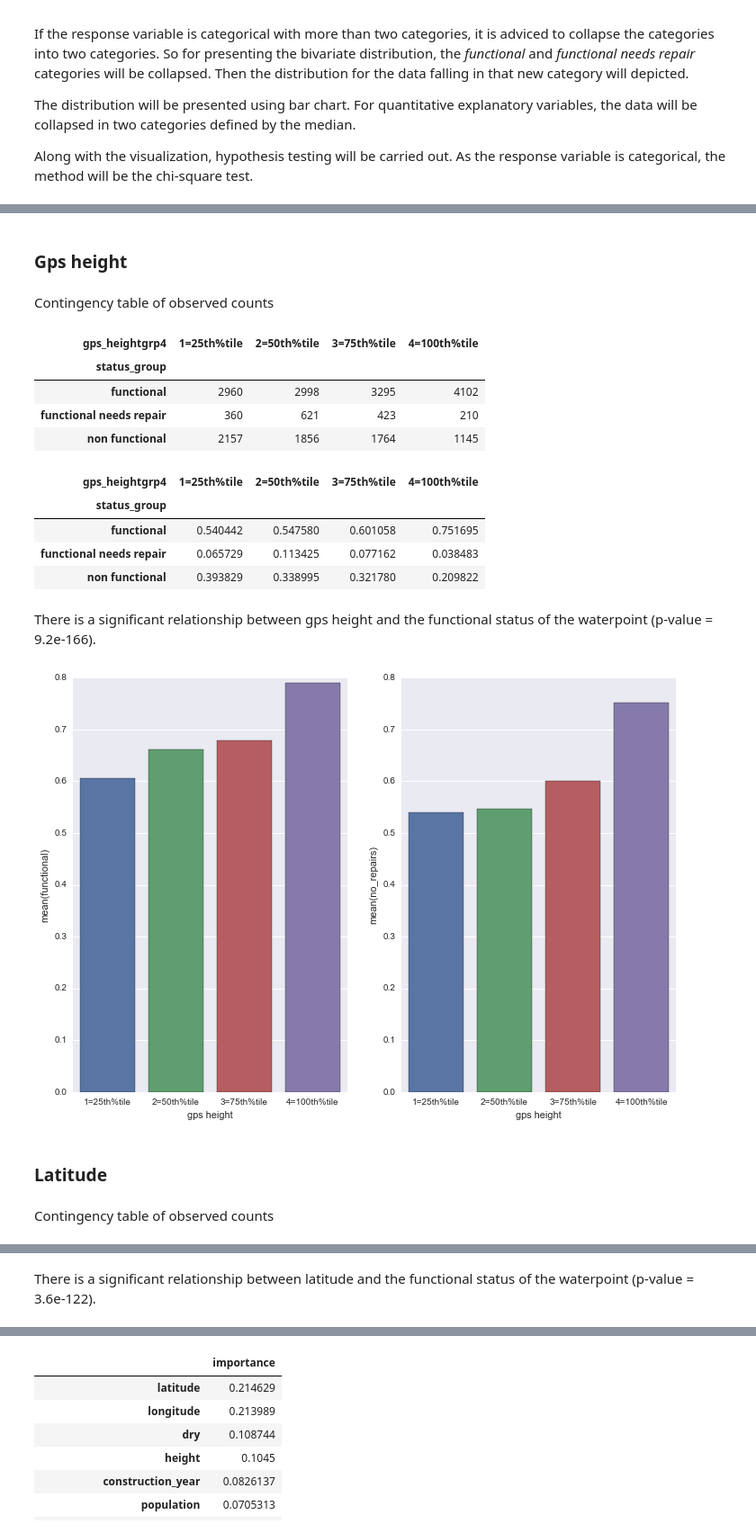
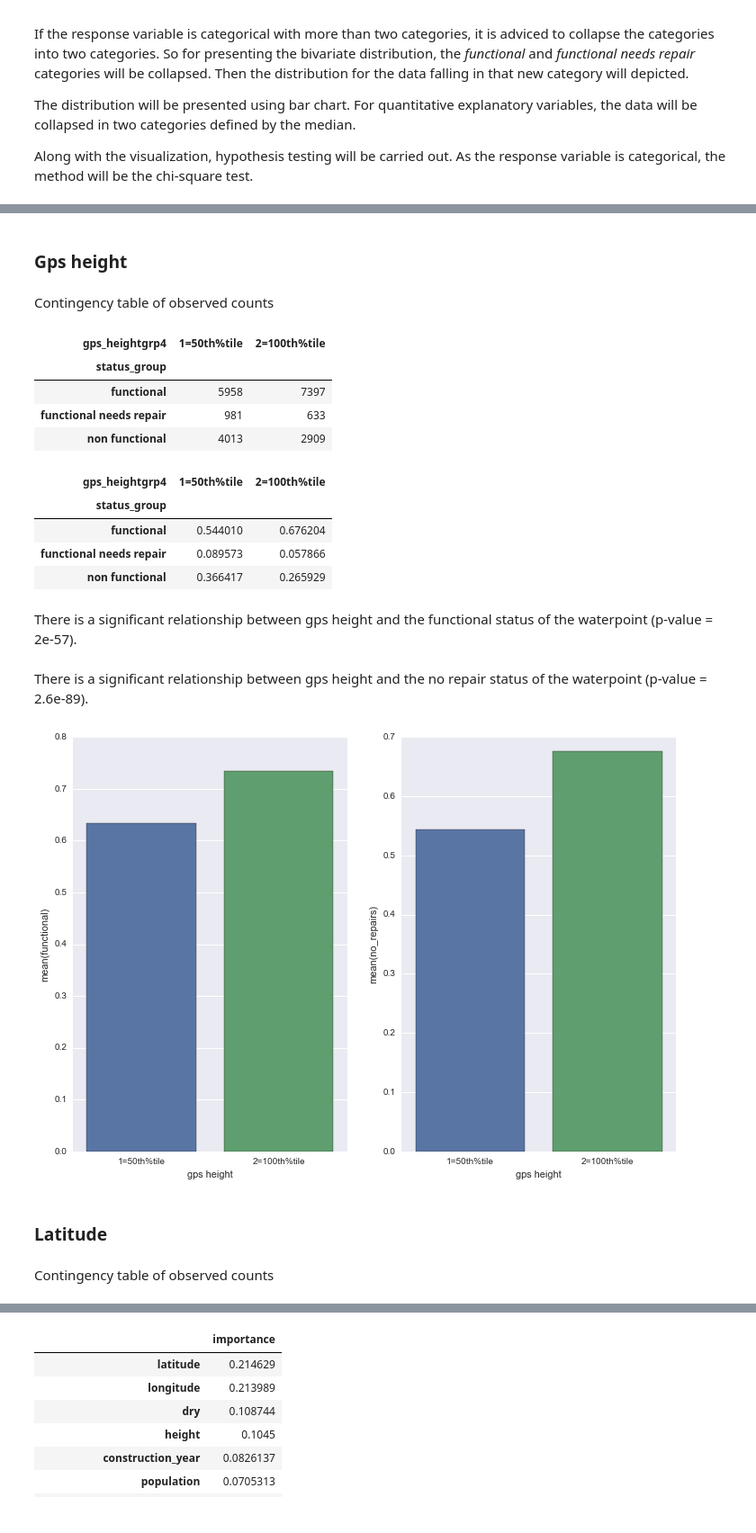
Before and after one commit to fcollonval/coursera_data_visualization, a Jupyter notebook: WaterPumpsPredictionAnalysis.ipynb, the cells around one changed output, grey strips where cells are left out. Shown: that part at 90% size. Cells and saved outputs as stored; diff of their text form; code cells hidden in the pictures.

```diff
--- a/WaterPumpsPredictionAnalysis.ipynb
+++ b/WaterPumpsPredictionAnalysis.ipynb
@@ -168,15 +168,15 @@ data.shape
 (74250, 41)
 # %%
 # Extract predictors and convert categorical variables in dichotomic variables
-predictors_name = ['water_amount', 'height', 'longitude', 'latitude',
-                   'basin', 'region', 'population', 'public_meeting', 'management_group',
-                   'permit', 'construction_year', 'extraction_type_class', 'payment_type',
-                   'quality_group', 'quantity_group', 'source_type', 'waterpoint_type_group',
-                   'installer', 'funder']
+# predictors_name = ['water_amount', 'height', 'longitude', 'latitude',
+#                    'basin', 'region', 'population', 'public_meeting', 'management_group',
+#                    'permit', 'construction_year', 'extraction_type_class', 'payment_type',
+#                    'quality_group', 'quantity_group', 'source_type', 'waterpoint_type_group',
+#                    'installer', 'funder']
 
-categorical_predictors = ('basin', 'region', 'management_group', 'extraction_type_class',
-                          'payment_type', 'quality_group', 'quantity_group',
-                          'source_type', 'waterpoint_type_group', 'installer', 'funder')
+# categorical_predictors = ('basin', 'region', 'management_group', 'extraction_type_class',
+#                           'payment_type', 'quality_group', 'quantity_group',
+#                           'source_type', 'waterpoint_type_group', 'installer', 'funder')
 
 predictors_name = ['height', 'longitude', 'latitude', 'population',
                    'permit', 'construction_year', 'extraction_type_class', 'payment_type',
@@ -563,9 +587,12 @@ for field in ('gps_height', 'latitude', 'longitude', 'construction_year', 'popul
     var_analysis = var_analysis.join(clean_field).dropna()
 
     var_analysis[field+'grp4'] = pd.qcut(var_analysis[field],
-                                         4,
-                                         labels=["1=25th%tile", "2=50th%tile",
-                                                 "3=75th%tile", "4=100th%tile"])
+                                         2,
+                                         labels=["1=50th%tile",
+                                                 "2=100th%tile"])
+#                                          4,
+#                                          labels=["1=25th%tile", "2=50th%tile",
+#                                                  "3=75th%tile", "4=100th%tile"])
 
     # Chi-square test
     display_markdown("Contingency table of observed counts", raw=True)
@@ -574,44 +601,58 @@ for field in ('gps_height', 'latitude', 'longitude', 'construction_year', 'popul
     ct_norm = ct/ct.sum(axis=0)
     display(ct_norm)
 
+    ct = pd.crosstab(var_analysis['functional'], var_analysis[field+'grp4'])
     chisqr = stats.chi2_contingency(ct)
 
     if chisqr[1] > 0.05:
         display_markdown("There is *no* significant relationship between {} and the functional"
                          " status of the waterpoint (p-value = {:.2g}).".format(field_name, chisqr[1]),
                          raw=True)
     else:
         display_markdown("There is a significant relationship between {} and the functional"
+                         " status of the waterpoint (p-value = {:.2g}).".format(field_name, chisqr[1]),
+                         raw=True)
+
+    ct = pd.crosstab(var_analysis['no_repairs'], var_analysis[field+'grp4'])
+    chisqr = stats.chi2_contingency(ct)
+
+    if chisqr[1] > 0.05:
+        display_markdown("There is *no* significant relationship between {} and the no repair"
+                         " status of the waterpoint (p-value = {:.2g}).".format(field_name, chisqr[1]),
+                         raw=True)
+    else:
+        display_markdown("There is a significant relationship between {} and the no repair"
                          " status of the waterpoint (p-value = {:.2g}).".format(field_name, chisqr[1]),
                          raw=True)
 
     fig = plt.figure(figsize=[1.5*l for l in plt.rcParams['figure.figsize']])
     ax = fig.add_subplot(121)
     ax = sns.barplot(x=field+'grp4', y='functional', data=var_analysis, ci=None, ax=ax)
     ax.set_xlabel(field_name)
     ax = fig.add_subplot(122)
     ax = sns.barplot(x=field+'grp4',
                      y='no_repairs',
 #                      data=var_analysis.where(var_analysis['functional'] == 1),
                      data=var_analysis,
                      ci=None,
                      ax=ax)
     ax.set_xlabel(field_name)
     plt.show()
 # %% [output]
 ### Gps height
 Contingency table of observed counts
-| gps_heightgrp4 | 1=25th%tile | 2=50th%tile | 3=75th%tile | 4=100th%tile |
-| status_group |  |  |  |  |
-| functional | 2960 | 2998 | 3295 | 4102 |
-| functional needs repair | 360 | 621 | 423 | 210 |
-| non functional | 2157 | 1856 | 1764 | 1145 |
+| gps_heightgrp4 | 1=50th%tile | 2=100th%tile |
+| status_group |  |  |
+| functional | 5958 | 7397 |
+| functional needs repair | 981 | 633 |
+| non functional | 4013 | 2909 |
-| gps_heightgrp4 | 1=25th%tile | 2=50th%tile | 3=75th%tile | 4=100th%tile |
-| status_group |  |  |  |  |
-| functional | 0.540442 | 0.547580 | 0.601058 | 0.751695 |
-| functional needs repair | 0.065729 | 0.113425 | 0.077162 | 0.038483 |
-| non functional | 0.393829 | 0.338995 | 0.321780 | 0.209822 |
+| gps_heightgrp4 | 1=50th%tile | 2=100th%tile |
+| status_group |  |  |
+| functional | 0.544010 | 0.676204 |
+| functional needs repair | 0.089573 | 0.057866 |
+| non functional | 0.366417 | 0.265929 |
-There is a significant relationship between gps height and the functional status of the waterpoint (p-value = 9.2e-166).
+There is a significant relationship between gps height and the functional status of the waterpoint (p-value = 2e-57).
+There is a significant relationship between gps height and the no repair status of the waterpoint (p-value = 2.6e-89).
-[figure, old version]
+[figure, new version]
-### Latitude
-Contingency table of observed counts
+### Latitude
+Contingency table of observed counts
@@ -628 +668,0 @@ Contingency table of observed counts
-There is a significant relationship between latitude and the functional status of the waterpoint (p-value = 3.6e-122).
```
Also changed, not shown: parts of 4 cells of this notebook, 2 other files.
